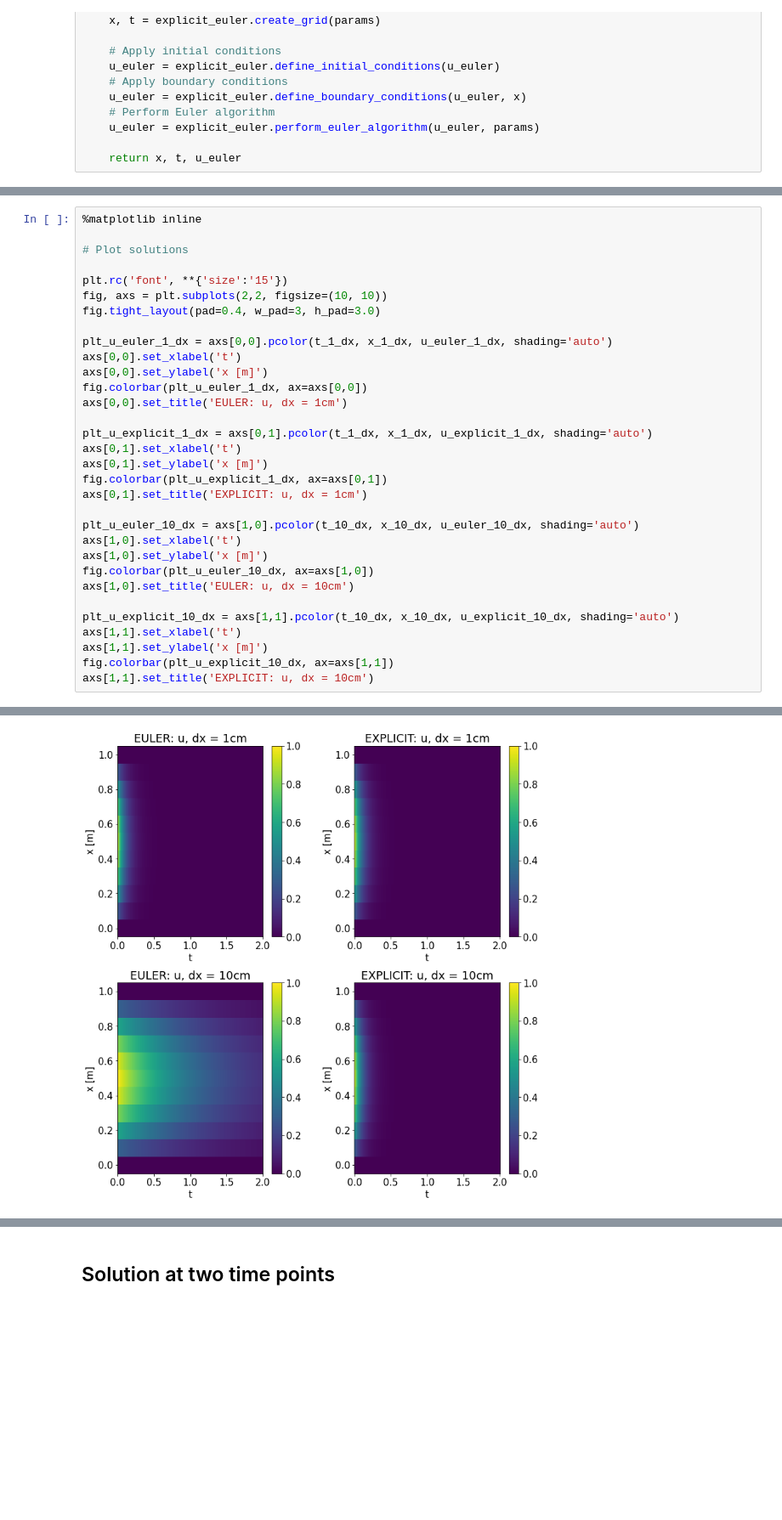
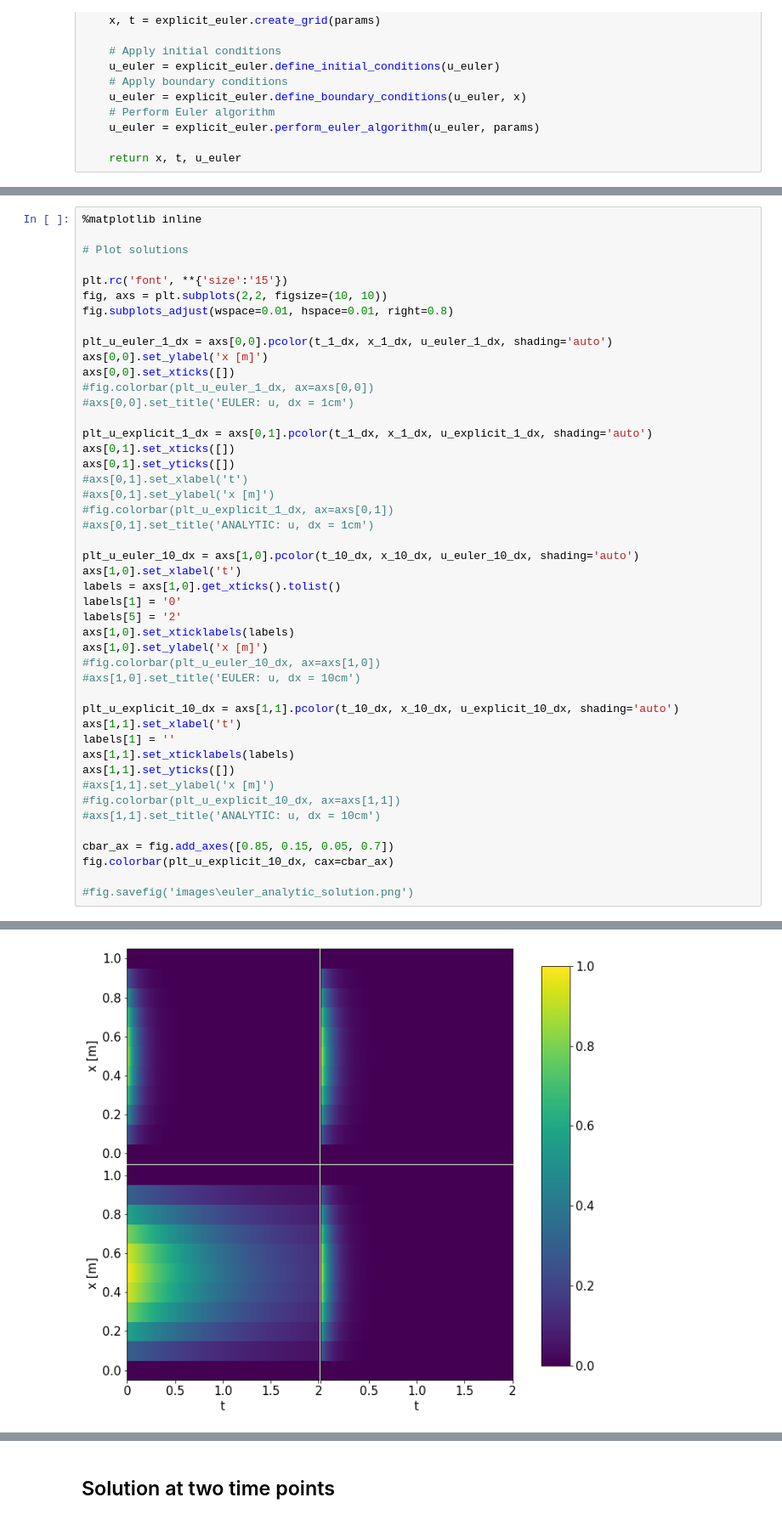
Before and after one commit to am-kaiser/CompSci-Project-2, a Jupyter notebook: PDE_Solver/examples/heat_equation.ipynb, the cells around one changed output, grey strips where cells are left out. Shown at 85% size. Cells and saved outputs as stored; diff of their text form; blank space fills up the shorter version.

```diff
--- a/PDE_Solver/examples/heat_equation.ipynb
+++ b/PDE_Solver/examples/heat_equation.ipynb
@@ -57,29 +57,43 @@ u_explicit_10_dx = explicit_euler.explicit_solution(u_explicit_10_dx, x_10_dx, t
 
 plt.rc('font', **{'size':'15'})
 fig, axs = plt.subplots(2,2, figsize=(10, 10))
-fig.tight_layout(pad=0.4, w_pad=3, h_pad=3.0)
+fig.subplots_adjust(wspace=0.01, hspace=0.01, right=0.8)
 
 plt_u_euler_1_dx = axs[0,0].pcolor(t_1_dx, x_1_dx, u_euler_1_dx, shading='auto')
-axs[0,0].set_xlabel('t')
 axs[0,0].set_ylabel('x [m]')
-fig.colorbar(plt_u_euler_1_dx, ax=axs[0,0])
-axs[0,0].set_title('EULER: u, dx = 1cm')
+axs[0,0].set_xticks([])
+#fig.colorbar(plt_u_euler_1_dx, ax=axs[0,0])
+#axs[0,0].set_title('EULER: u, dx = 1cm')
 
 plt_u_explicit_1_dx = axs[0,1].pcolor(t_1_dx, x_1_dx, u_explicit_1_dx, shading='auto')
-axs[0,1].set_xlabel('t')
-axs[0,1].set_ylabel('x [m]')
-fig.colorbar(plt_u_explicit_1_dx, ax=axs[0,1])
-axs[0,1].set_title('EXPLICIT: u, dx = 1cm')
+axs[0,1].set_xticks([])
+axs[0,1].set_yticks([])
+#axs[0,1].set_xlabel('t')
+#axs[0,1].set_ylabel('x [m]')
+#fig.colorbar(plt_u_explicit_1_dx, ax=axs[0,1])
+#axs[0,1].set_title('ANALYTIC: u, dx = 1cm')
 
 plt_u_euler_10_dx = axs[1,0].pcolor(t_10_dx, x_10_dx, u_euler_10_dx, shading='auto')
 axs[1,0].set_xlabel('t')
+labels = axs[1,0].get_xticks().tolist()
+labels[1] = '0'
+labels[5] = '2'
+axs[1,0].set_xticklabels(labels)
 axs[1,0].set_ylabel('x [m]')
-fig.colorbar(plt_u_euler_10_dx, ax=axs[1,0])
-axs[1,0].set_title('EULER: u, dx = 10cm')
+#fig.colorbar(plt_u_euler_10_dx, ax=axs[1,0])
+#axs[1,0].set_title('EULER: u, dx = 10cm')
 
 plt_u_explicit_10_dx = axs[1,1].pcolor(t_10_dx, x_10_dx, u_explicit_10_dx, shading='auto')
 axs[1,1].set_xlabel('t')
-axs[1,1].set_ylabel('x [m]')
-fig.colorbar(plt_u_explicit_10_dx, ax=axs[1,1])
-axs[1,1].set_title('EXPLICIT: u, dx = 10cm')
+labels[1] = ''
+axs[1,1].set_xticklabels(labels)
+axs[1,1].set_yticks([])
+#axs[1,1].set_ylabel('x [m]')
+#fig.colorbar(plt_u_explicit_10_dx, ax=axs[1,1])
+#axs[1,1].set_title('ANALYTIC: u, dx = 10cm')
+
+cbar_ax = fig.add_axes([0.85, 0.15, 0.05, 0.7])
+fig.colorbar(plt_u_explicit_10_dx, cax=cbar_ax)
+
+#fig.savefig('images\euler_analytic_solution.png')
 # %% [output]
@@ -87,3 +101,3 @@ Text(0.5, 1.0, 'EXPLICIT: u, dx = 10cm')
-[figure, old version]
+[figure, new version]
 # %%
 # ERROR
```
Also changed, not shown: parts of 9 cells of this notebook, 9 other files.
